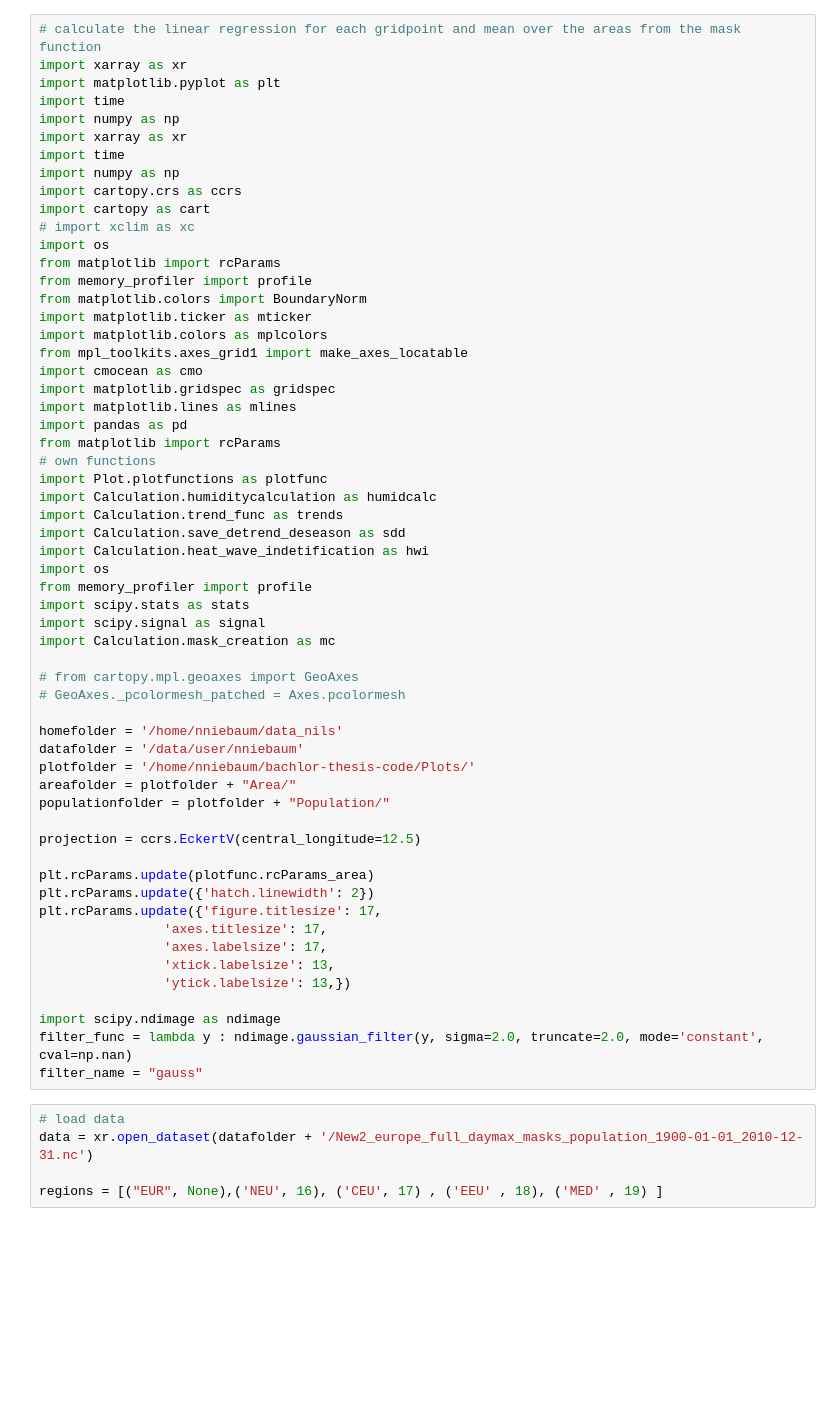
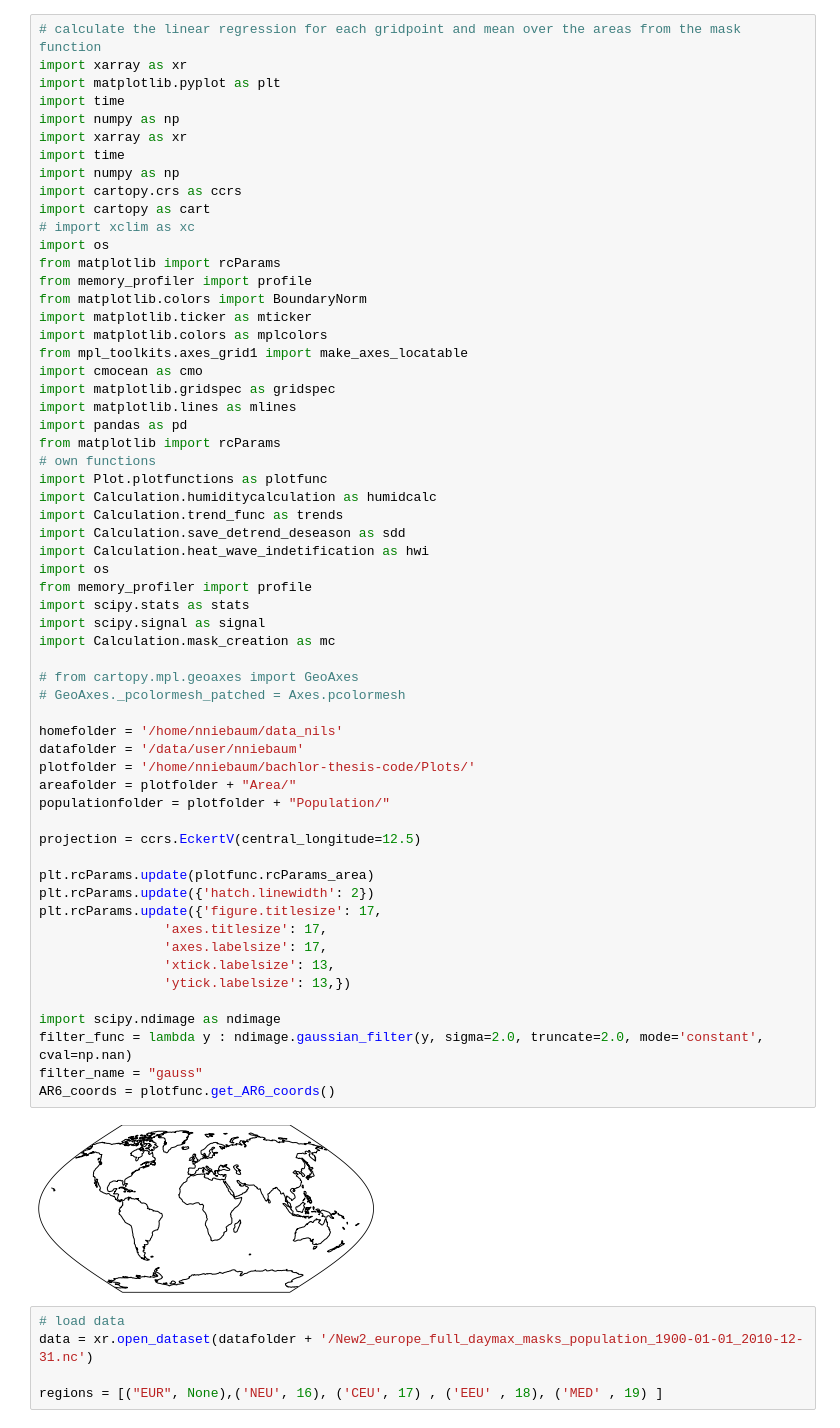
Before and after one commit to nilsnevertree/Trends-in-Heat-Stress-over-Europe, a Jupyter notebook: Scripts/heat_wave_population-ydrunpctl.ipynb, the cells around one changed output. Saved outputs shown, nothing was run; the diff lists cells and outputs as text; blank space fills up the shorter version.

```diff
--- a/Scripts/heat_wave_population-ydrunpctl.ipynb
+++ b/Scripts/heat_wave_population-ydrunpctl.ipynb
@@ -29,33 +29,36 @@ import Calculation.trend_func as trends
 import Calculation.save_detrend_deseason as sdd
 import Calculation.heat_wave_indetification as hwi
 import os
 from memory_profiler import profile
 import scipy.stats as stats
 import scipy.signal as signal
 import Calculation.mask_creation as mc
 
 # from cartopy.mpl.geoaxes import GeoAxes
 # GeoAxes._pcolormesh_patched = Axes.pcolormesh
 
 homefolder = '/home/nniebaum/data_nils'
 datafolder = '/data/user/nniebaum'
 plotfolder = '/home/nniebaum/bachlor-thesis-code/Plots/'
 areafolder = plotfolder + "Area/"
 populationfolder = plotfolder + "Population/"
 
 projection = ccrs.EckertV(central_longitude=12.5)
 
 plt.rcParams.update(plotfunc.rcParams_area)
 plt.rcParams.update({'hatch.linewidth': 2})
 plt.rcParams.update({'figure.titlesize': 17,
                 'axes.titlesize': 17,
                 'axes.labelsize': 17,
                 'xtick.labelsize': 13,
                 'ytick.labelsize': 13,})
 
 import scipy.ndimage as ndimage
 filter_func = lambda y : ndimage.gaussian_filter(y, sigma=2.0, truncate=2.0, mode='constant', cval=np.nan)
 filter_name = "gauss"
+AR6_coords = plotfunc.get_AR6_coords()
+# %% [output]
+[figure, added]
 # %%
 # load data
 data = xr.open_dataset(datafolder + '/New2_europe_full_daymax_masks_population_1900-01-01_2010-12-31.nc')
```
Also changed, not shown: parts of 9 cells of this notebook, 12 other files.
